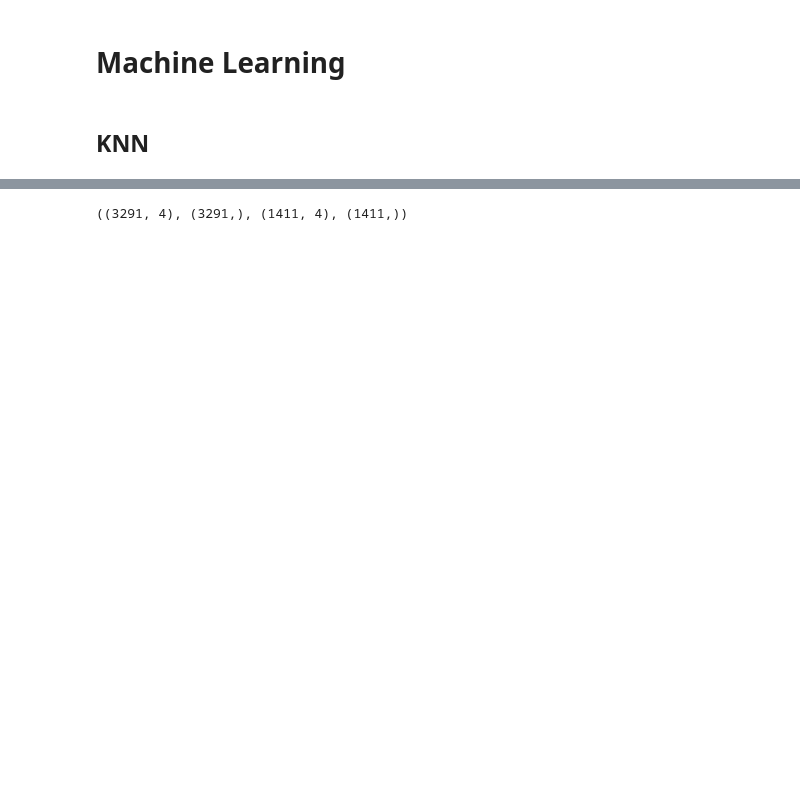
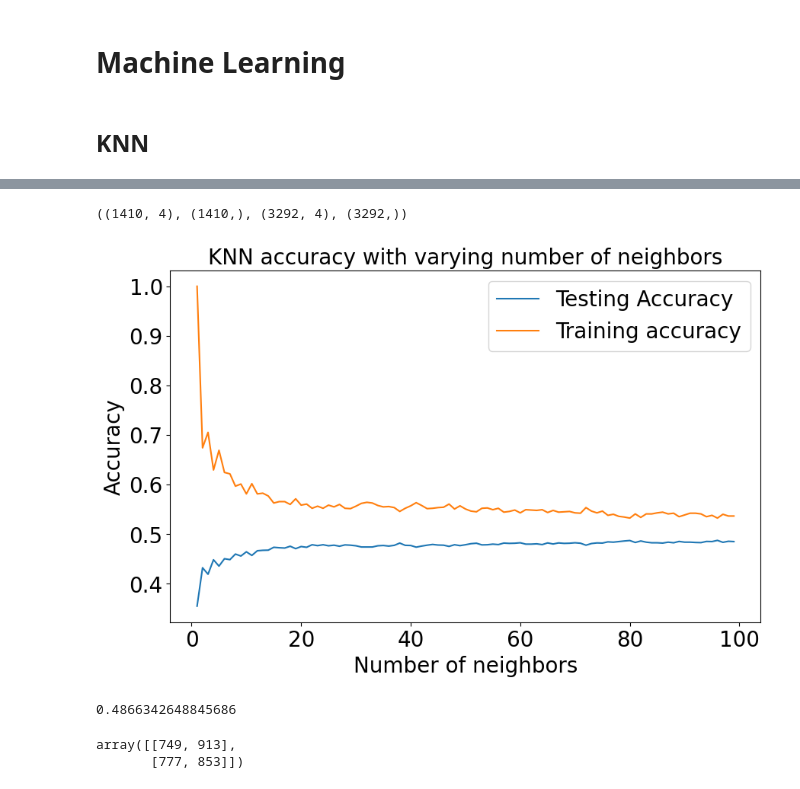
Before and after one commit to CCT-Dublin/ca1-claireobrien00, a Jupyter notebook: Passenger Movement Final.ipynb, the cells around one changed output, grey strips where cells are left out. Drawn from its saved outputs; the diff is of its cells as text; code cells hidden in the pictures; blank space fills up the shorter version.

```diff
--- a/Passenger Movement Final.ipynb
+++ b/Passenger Movement Final.ipynb
@@ -601,11 +601,11 @@ passenger_movement_net_df['Year'] = passenger_movement_df['Year'].astype(float)
 
 #     return encoded_df[new_columns] # Return only the new columns= False)
 # %%
-passenger_movement_net_df_label_encoded = encode_label(passenger_movement_net_df)
+passenger_movement_net_df_encoded_label = encode_label(passenger_movement_net_df)
 #passenger_movement_net_df_one_hot_encoded = encode_one_hot(passenger_movement_net_df)
 
 #Loop not working, doing manually for the moment
-onehotencoder = OneHotEncoder(sparse_output = False)
+onehotencoder = OneHotEncoder(sparse_output = False, drop = 'first')
 passenger_movement_net_df_data_1 = onehotencoder.fit_transform([passenger_movement_net_df["Direction"]])
 passenger_movement_net_df_one_hot_encoded_1 = pd.get_dummies(passenger_movement_net_df, columns=["Direction"],sparse = True)
 
@@ -655,12 +686,65 @@ memory usage: 243.4+ KB
 # %%
 from sklearn.neighbors import KNeighborsClassifier
-neighbors = np.arange(1, 30)                  # number of neighbors
+neighbors = np.arange(1, 100)                  # number of neighbors
 train_accuracy = np.zeros(len(neighbors))    # Declare and initialise the matrix
 test_accuracy = np.zeros(len(neighbors))
 
 from sklearn.model_selection import train_test_split
-train_data,test_data,train_label,test_label = train_test_split(passenger_movement_net_df_encoded_scaled.iloc[:,2:6],
-                                                                 passenger_movement_net_df_encoded_scaled.iloc[:,1], test_size=0.3, random_state=42)
+train_data,test_data,train_label,test_label = train_test_split(passenger_movement_net_df_encoded_label_scaled_minmax.iloc[:, 2:6], #the test
+                                                                 passenger_movement_net_df_encoded_label_scaled_minmax.iloc[:,1], test_size=0.7, random_state=42)
 train_data.shape,train_label.shape,test_data.shape,test_label.shape
 # %% [output]
-((3291, 4), (3291,), (1411, 4), (1411,))
+((1410, 4), (1410,), (3292, 4), (3292,))
+# %%
+for i,k in enumerate(neighbors):                          # for loop that checks the model for neighbor values 1, 2, 3, ..., 9
+    knn = KNeighborsClassifier(n_neighbors = k)           # Initialise an object knn using KNeighborsClassifier method
+
+    #Fit the model
+    knn.fit(train_data, train_label)                      # Call fit method to implement the ML KNeighborsClassifier model
+
+    #Compute accuracy on the training set
+    train_accuracy[i] = knn.score(train_data, train_label)   # Save the score value in the train_accuracy array
+
+    #Compute accuracy on the test set
+    test_accuracy[i] = knn.score(test_data, test_label)      # Save the score value in the train_accuracy array
+# %%
+# Delcare the size of the array
+plt.figure(figsize = (10, 6))
+plt.title('KNN accuracy with varying number of neighbors', fontsize = 20)
+plt.plot(neighbors, test_accuracy, label = 'Testing Accuracy')
+plt.plot(neighbors, train_accuracy, label = 'Training accuracy')
+plt.legend(prop = {'size': 20})
+plt.xlabel('Number of neighbors', fontsize = 20)
+plt.ylabel('Accuracy', fontsize = 20)
+plt.xticks(fontsize = 20)
+plt.yticks(fontsize = 20)
+plt.show()
+# %% [output]
+[figure, added]
+# %%
+# Declare and initialise an object 'KNeighborsClassifier' with 3 neighbors
+knn = KNeighborsClassifier(n_neighbors = 80)
+
+# Fit the model
+knn.fit(train_data, train_label)
+
+# Compute accuracy on the training set
+train_accuracy = knn.score(train_data, train_label)
+
+# Compute accuracy on the test set
+test_accuracy = knn.score(test_data, test_label)
+# Display the test accuracy
+print(test_accuracy)
+# %% [output]
+0.4866342648845686
+# %%
+from sklearn.metrics import confusion_matrix
+
+# Predict the results by calling a method 'predict()'
+prediction = knn.predict(test_data)
+
+# Display the confusion matrix -
+confusion_matrix(test_label, prediction)
+# %% [output]
+array([[749, 913],
+       [777, 853]])
```
Also changed, not shown: parts of 9 cells of this notebook, 4 other files.
